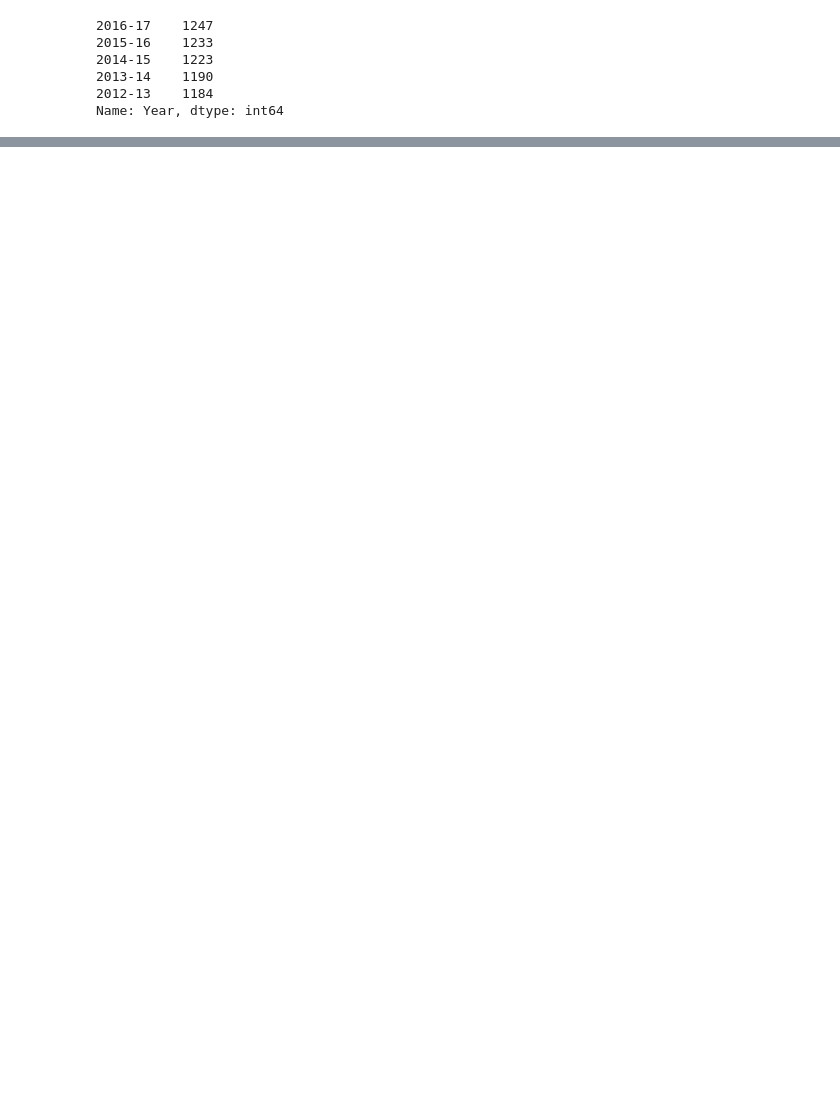
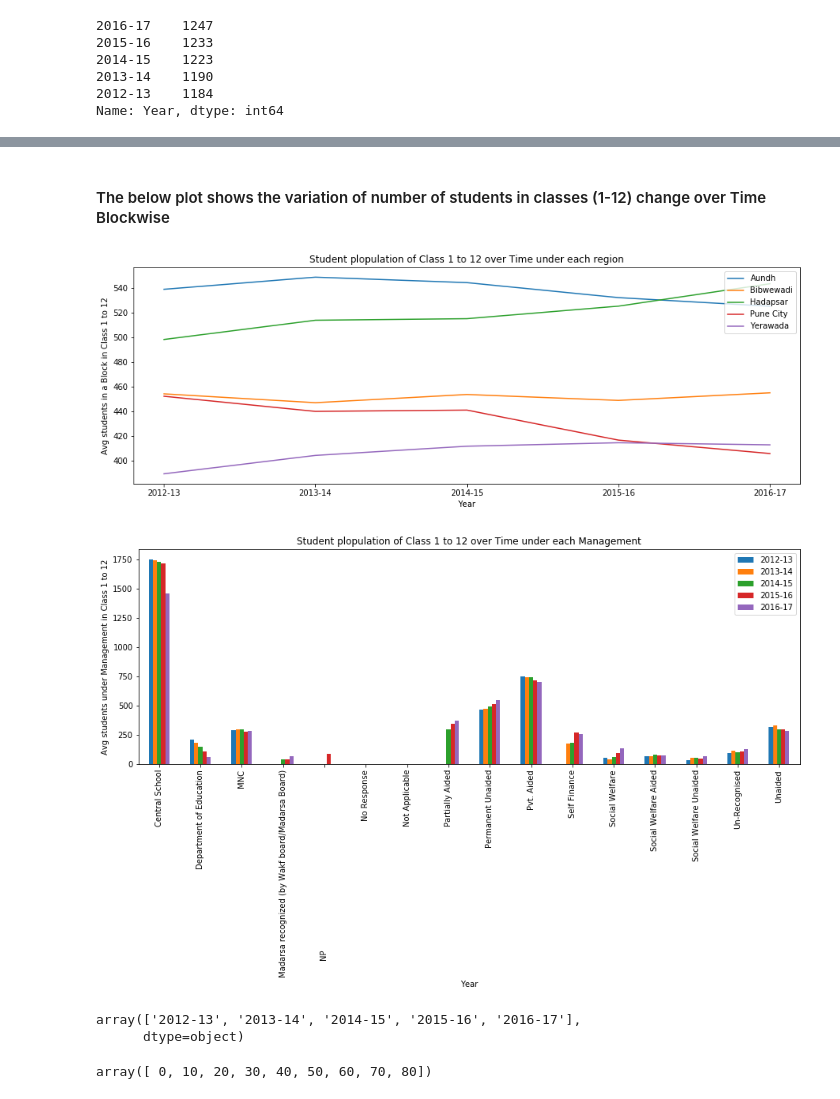
Before and after one commit to jahab/Statistics-Hackathon, a Jupyter notebook: Stats_Hackathon.ipynb, the cells around one changed output, grey strips where cells are left out. Saved outputs shown, nothing was run; the diff lists cells and outputs as text; code cells hidden in the pictures; blank space fills up the shorter version.

```diff
--- a/Stats_Hackathon.ipynb
+++ b/Stats_Hackathon.ipynb
@@ -236,3 +303,39 @@ Name: Year, dtype: int64
+# %% [markdown]
+#### The below plot shows the variation of number of students in classes (1-12) change over Time Blockwise
+# %%
+fig,ax= plt.subplots(figsize=(15,5))
+grp=data.groupby(["Block Name", "Year"])['1_12 Total'].mean()
+grp.unstack(level=0).plot(ax=ax)
+xlabel('Year')
+# plt.xticks(np.array(data['Year'].unique()))
+xticks(np.arange(len(data['Year'].unique())),data['Year'].unique())
+ylabel('Avg students in a Block in Class 1 to 12')
+title('Student plopulation of Class 1 to 12 over Time under each region')
+legend(loc='upper right')
+show()
+
+fig,ax= plt.subplots(figsize=(15,5))
+grp=data.groupby(["Management Name", "Year"])['1_12 Total'].mean()
+grp.unstack(level=-1).plot(ax=ax,kind='bar')
+xlabel('Year')
+# plt.xticks(np.array(data['Year'].unique()))
+# xticks(np.arange(len(data['Year'].unique())),data['Year'].unique())
+ylabel('Avg students under Management in Class 1 to 12')
+title('Student plopulation of Class 1 to 12 over Time under each Management')
+legend(loc='upper right')
+show()
+# %% [output]
+[figure, added]
+[figure, added]
+# %%
+data['Year'].unique()
+# %% [output]
+array(['2012-13', '2013-14', '2014-15', '2015-16', '2016-17'],
+      dtype=object)
+# %%
+np.arange(0, 81, 10)
+# %% [output]
+array([ 0, 10, 20, 30, 40, 50, 60, 70, 80])
 # %%
 block_year_1_5_enroll = data.groupby(["Block Name", "Year"])['1_5 Total'].mean()
 # sb.lineplot(data=block_year_1_5_enroll)
```
Also changed, not shown: parts of 15 cells of this notebook.
